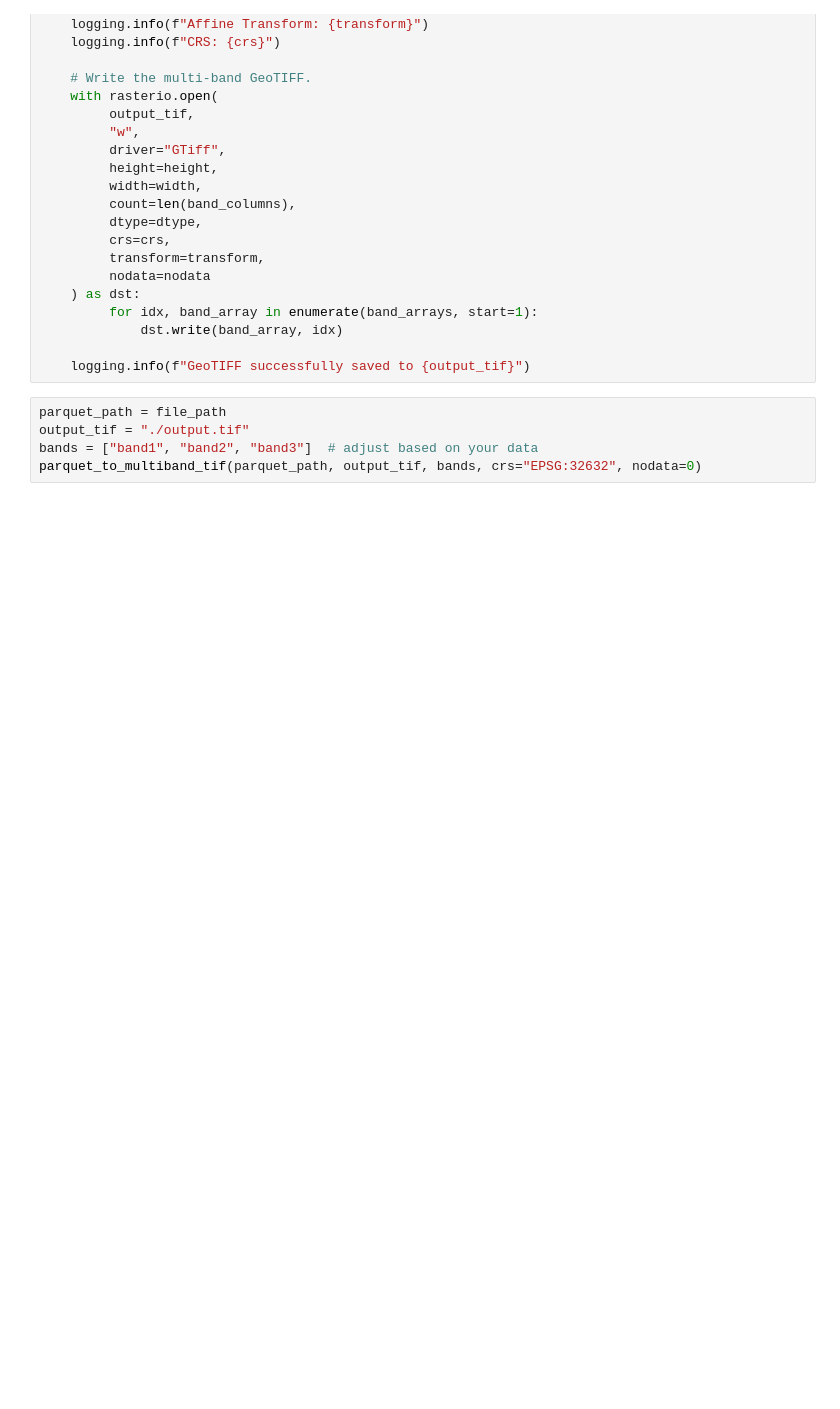
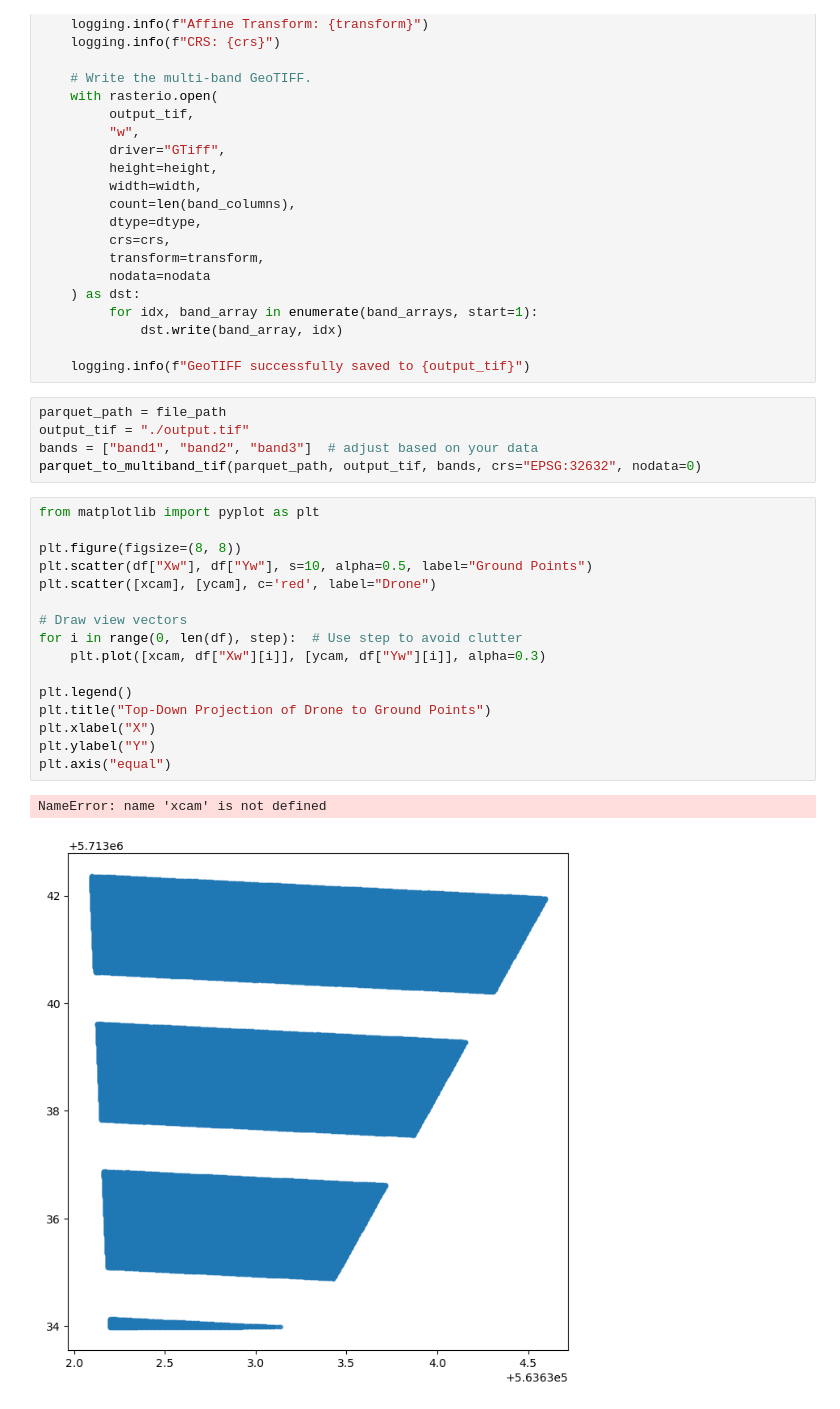
Before and after one commit to ReneHeim/proj_on_uav, a Jupyter notebook: Documentation/Optimisation_Changes/Additional_functions.ipynb, the cells around one changed output. Cells and saved outputs as stored; diff of their text form; blank space fills up the shorter version.

```diff
--- a/Documentation/Optimisation_Changes/Additional_functions.ipynb
+++ b/Documentation/Optimisation_Changes/Additional_functions.ipynb
@@ -260,3 +260,22 @@ parquet_path = file_path
 output_tif = "./output.tif"
 bands = ["band1", "band2", "band3"]  # adjust based on your data
 parquet_to_multiband_tif(parquet_path, output_tif, bands, crs="EPSG:32632", nodata=0)
+# %%
+from matplotlib import pyplot as plt
+
+plt.figure(figsize=(8, 8))
+plt.scatter(df["Xw"], df["Yw"], s=10, alpha=0.5, label="Ground Points")
+plt.scatter([xcam], [ycam], c='red', label="Drone")
+
+# Draw view vectors
+for i in range(0, len(df), step):  # Use step to avoid clutter
+    plt.plot([xcam, df["Xw"][i]], [ycam, df["Yw"][i]], alpha=0.3)
+
+plt.legend()
+plt.title("Top-Down Projection of Drone to Ground Points")
+plt.xlabel("X")
+plt.ylabel("Y")
+plt.axis("equal")
+# %% [output]
+NameError: name 'xcam' is not defined
+[figure, added]
```
Also changed, not shown: parts of 1 cell of this notebook, 2 other files.
